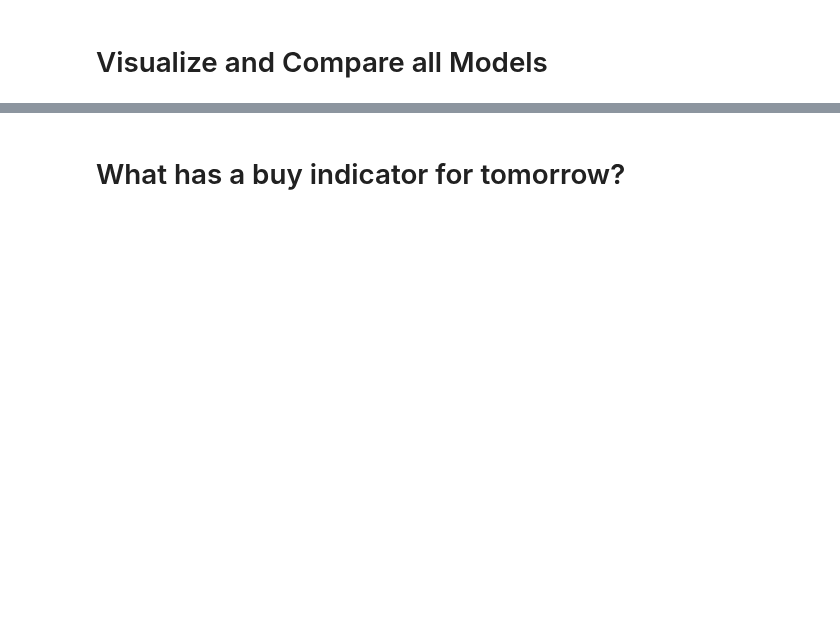
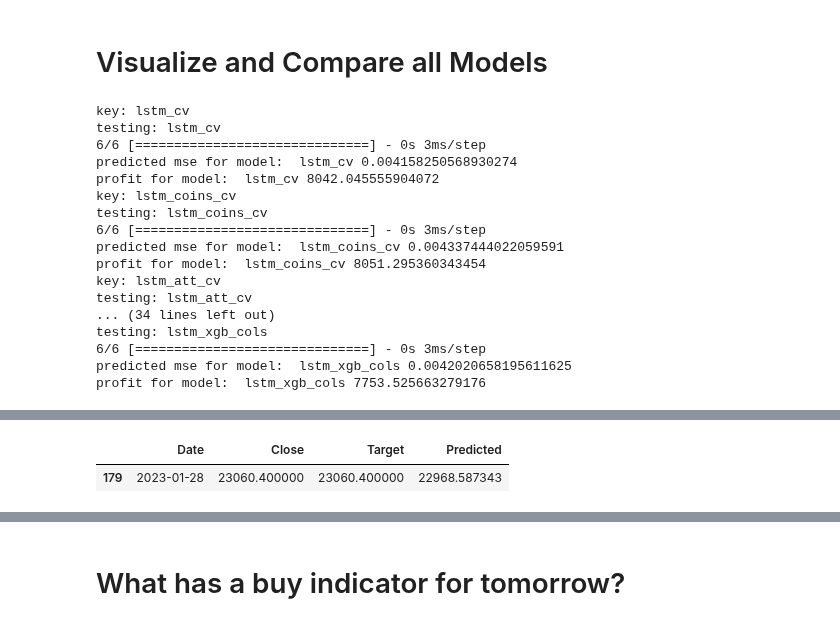
Before and after one commit to j03m/alfred, a Jupyter notebook: Coin_Predictions.ipynb, the cells around one changed output, grey strips where cells are left out. Saved outputs shown, nothing was run; the diff lists cells and outputs as text; code cells hidden in the pictures; blank space fills up the shorter version.

```diff
--- a/Coin_Predictions.ipynb
+++ b/Coin_Predictions.ipynb
@@ -70,2 +72,0 @@ Modified
-# %%
-models = {}
@@ -398,4 +96,22 @@ df_raw = get_coin_data_frames(1500, "BTC-USDT")
 # %%
 backtest_filter = []
-[results, data, fig] = renderPredictions(df_raw, models, backtest_filter, False, False)
-results
+[results, data, features, fig] = renderPredictions(df_raw, models, [], False, False)
+features[["Date", "Close", "Target", "Predicted"]].tail(1)
+# %% [output]
+key: lstm_cv
+testing: lstm_cv
+6/6 [==============================] - 0s 3ms/step
+predicted mse for model:  lstm_cv 0.004158250568930274
+profit for model:  lstm_cv 8042.045555904072
+key: lstm_coins_cv
+testing: lstm_coins_cv
+6/6 [==============================] - 0s 3ms/step
+predicted mse for model:  lstm_coins_cv 0.004337444022059591
+profit for model:  lstm_coins_cv 8051.295360343454
+key: lstm_att_cv
+testing: lstm_att_cv
+... (34 lines left out)
+testing: lstm_xgb_cols
+6/6 [==============================] - 0s 3ms/step
+predicted mse for model:  lstm_xgb_cols 0.0042020658195611625
+profit for model:  lstm_xgb_cols 7753.525663279176
@@ -401,0 +119,2 @@ results
+|  | Date | Close | Target | Predicted |
+| 179 | 2023-01-28 | 23060.400000 | 23060.400000 | 22968.587343 |
```
Also changed, not shown: parts of 24 cells of this notebook.
